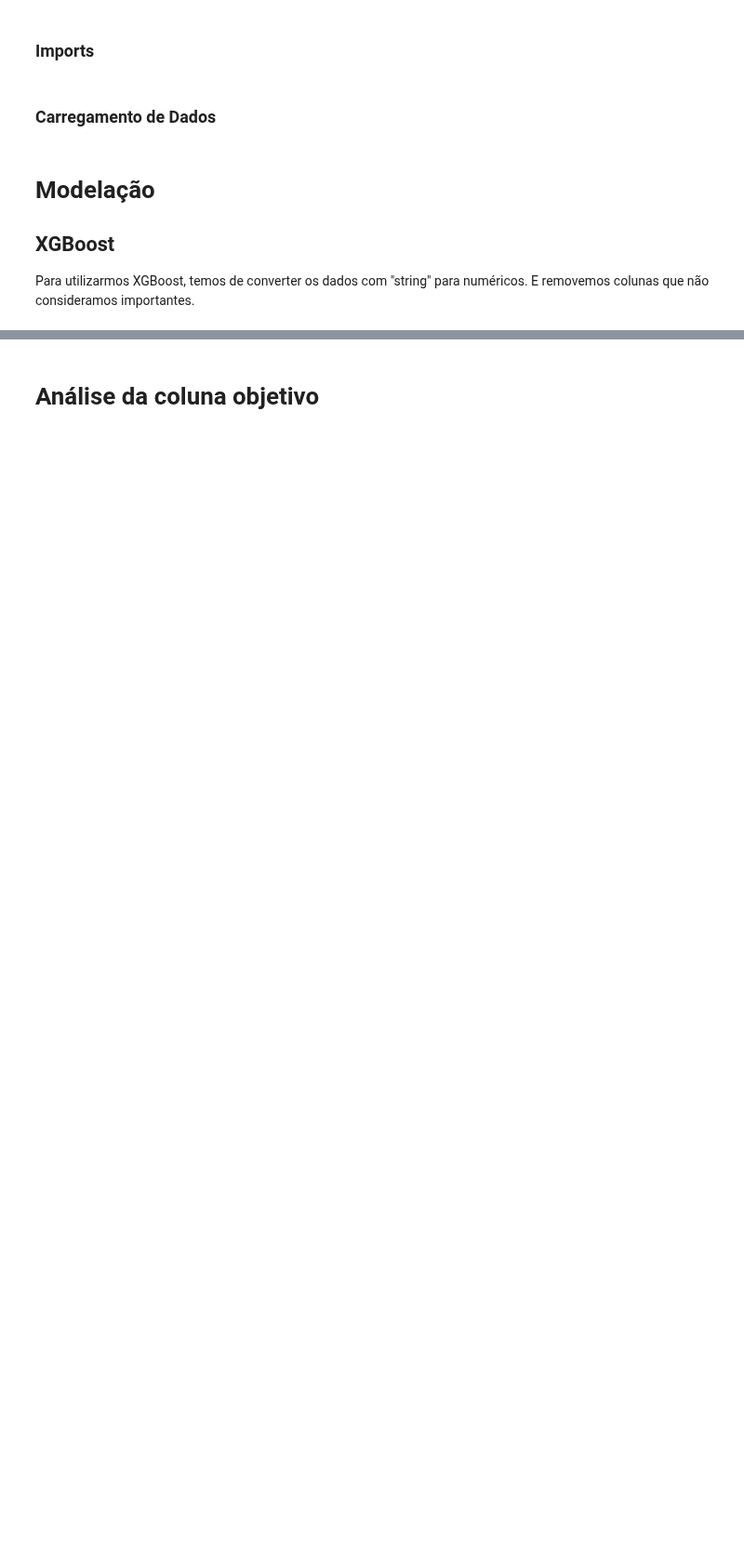
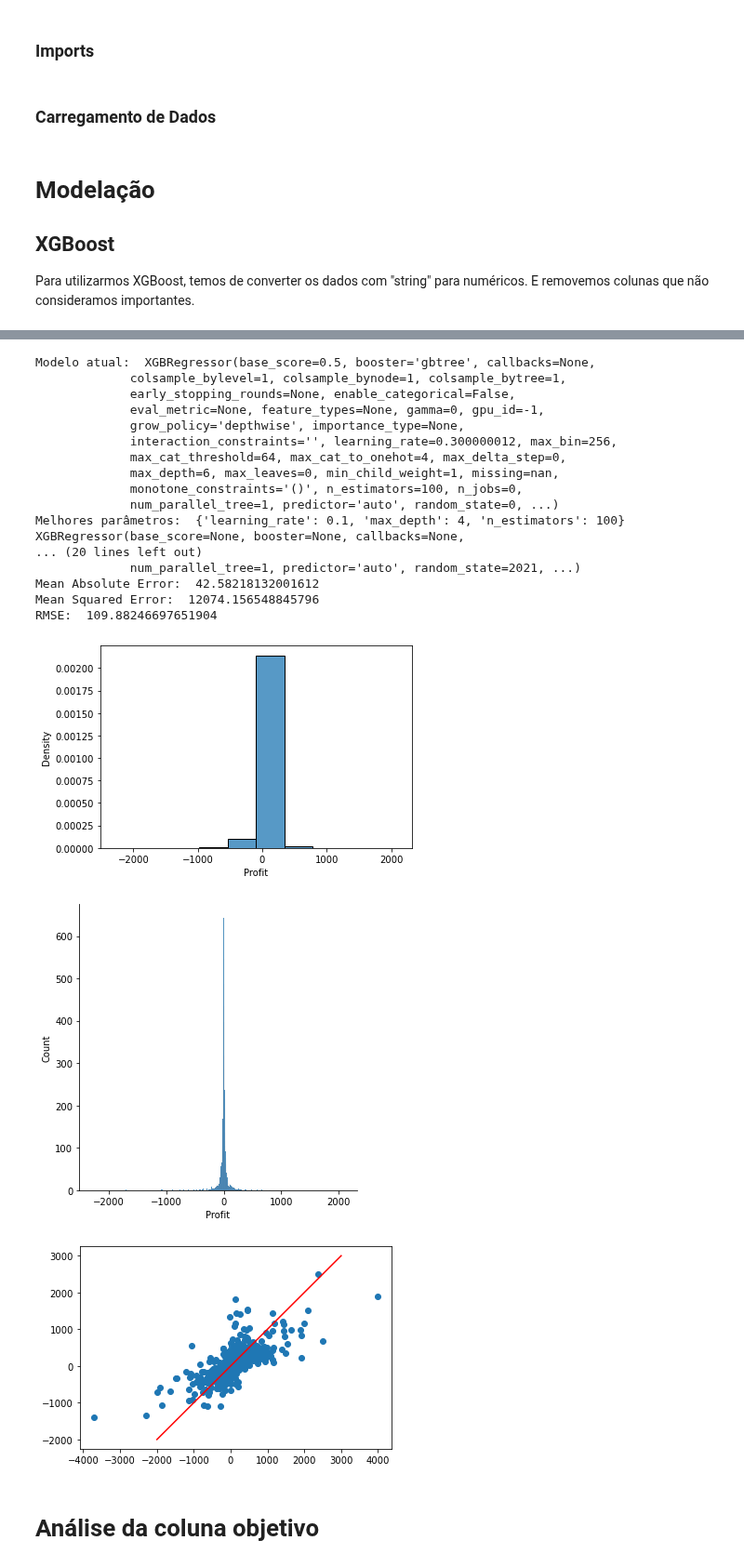
Before and after one commit to gonaloppcc/projetoDAA, a Jupyter notebook: melhor_grupo/xgboost.ipynb, the cells around one changed output, grey strips where cells are left out. Shown at 93% size. Drawn from its saved outputs; the diff is of its cells as text; code cells hidden in the pictures; blank space fills up the shorter version.

Commit message:
faz a cena gira de ver melhores colunas

```diff
--- a/melhor_grupo/xgboost.ipynb
+++ b/melhor_grupo/xgboost.ipynb
@@ -180,2 +115,58 @@ Modelo atual:  XGBRegressor(base_score=0.5, booster='gbtree', callbacks=None,
+# %%
+parameters = {
+    'max_depth': [2,4,6],
+    'n_estimators': [80,100,120],
+    'learning_rate': [0.01, 0.1, 0.3]
+}
+
+''' Parámetros default, para comparar
+{
+'objective': 'reg:squarederror', 'base_score': 0.5, 'booster': 'gbtree', 'callbacks': None, 'colsample_bylevel': 1,
+'colsample_bynode': 1, 'colsample_bytree': 1, 'early_stopping_rounds': None, 'enable_categorical': False,
+'eval_metric': None, 'feature_types': None, 'gamma': 0, 'gpu_id': -1, 'grow_policy': 'depthwise',
+'importance_type': None, 'interaction_constraints': '',
+'learning_rate': 0.300000012,
+
+'max_bin': 256, 'max_cat_threshold': 64, 'max_cat_to_onehot': 4, 'max_delta_step': 0,
+
+'max_depth': 6,
+
+'max_leaves': 0, 'min_child_weight': 1, 'missing': nan, 'monotone_constraints': '()',
+
+'n_estimators': 100,
+
+'n_jobs': 0, 'num_parallel_tree': 1, 'predictor': 'auto', 'random_state': 0, 'reg_alpha': 0, 'reg_lambda': 1,
+'sampling_method': 'uniform', 'scale_pos_weight': 1, 'subsample': 1, 'tree_method': 'exact', 'validate_parameters': 1,
+'verbosity': None}
+'''
+
+
+best_param1 = hyper_param(xgbModel, parameters)
+
+best_XGB = xgb.XGBRegressor(random_state=RANDOM_SEED)
+print("Melhores parâmetros: ", best_param1)
+print(best_XGB.set_params(**best_param1))
+predictions = analise_model(best_XGB)
+# %% [output]
+Modelo atual:  XGBRegressor(base_score=0.5, booster='gbtree', callbacks=None,
+             colsample_bylevel=1, colsample_bynode=1, colsample_bytree=1,
+             early_stopping_rounds=None, enable_categorical=False,
+             eval_metric=None, feature_types=None, gamma=0, gpu_id=-1,
+             grow_policy='depthwise', importance_type=None,
+             interaction_constraints='', learning_rate=0.300000012, max_bin=256,
+             max_cat_threshold=64, max_cat_to_onehot=4, max_delta_step=0,
+             max_depth=6, max_leaves=0, min_child_weight=1, missing=nan,
+             monotone_constraints='()', n_estimators=100, n_jobs=0,
+             num_parallel_tree=1, predictor='auto', random_state=0, ...)
+Melhores parâmetros:  {'learning_rate': 0.1, 'max_depth': 4, 'n_estimators': 100}
+XGBRegressor(base_score=None, booster=None, callbacks=None,
+... (20 lines left out)
+             num_parallel_tree=1, predictor='auto', random_state=2021, ...)
+Mean Absolute Error:  42.58218132001612
+Mean Squared Error:  12074.156548845796
+RMSE:  109.88246697651904
+[figure, added]
+[figure, added]
+[figure, added]
 # %% [markdown]
 # Análise da coluna objetivo
```
Also changed, not shown: parts of 7 cells of this notebook.
